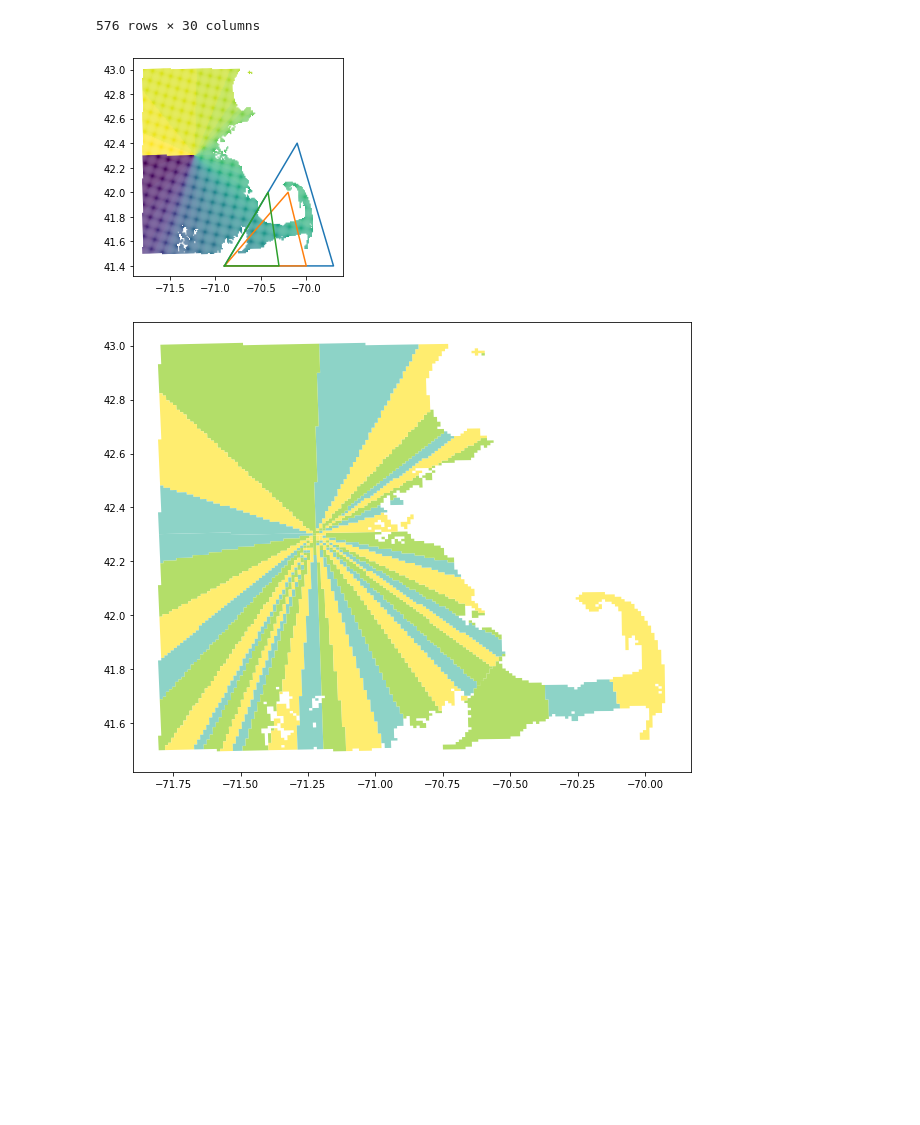
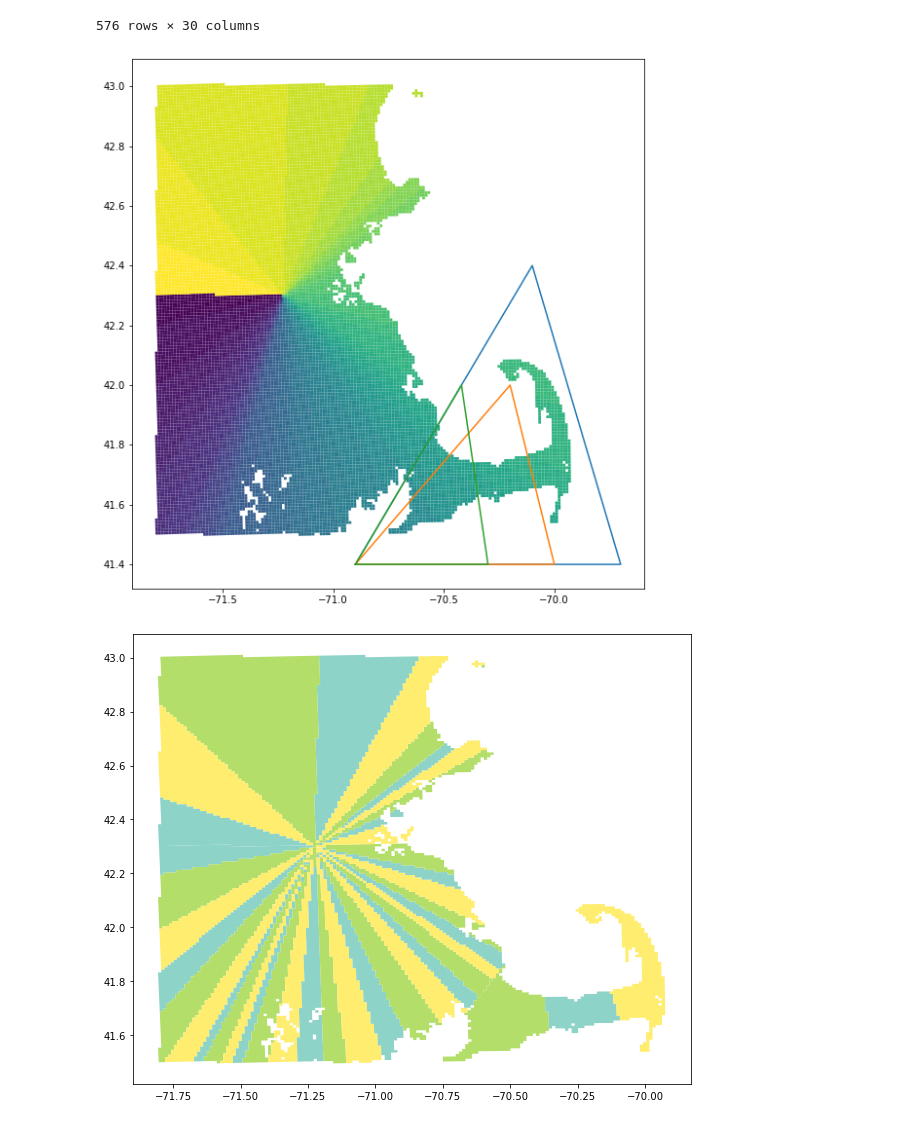
Before and after one commit to bwsi-remote-sensing-2020/final-exercise-students-jvonk, a Jupyter notebook: Final-exercise-overview.ipynb, the cells around one changed output. Drawn from its saved outputs; the diff is of its cells as text; code cells hidden in the pictures; blank space fills up the shorter version.

```diff
--- a/Final-exercise-overview.ipynb
+++ b/Final-exercise-overview.ipynb
@@ -258,15 +258,15 @@ for i,a,b in zip(range(len(splits)),splits,np.roll(splits,1)):
 game_grid.loc[game_grid['REGION'].isna(),'REGION'] = 0
 # %%
 # change region for cape into two seperate regions so trucks don't travel long distances
-ax=game_grid.plot('REGION')
+ax=game_grid.plot('REGION',figsize=(10,10))
 cape=Polygon([[-70.9,41.4],[-69.7,41.4],[-70.1,42.4]])
 cape_small1=Polygon([[-70.9,41.4],[-70.0,41.4],[-70.2,42.0]])
 cape_small2=Polygon([[-70.9,41.4],[-70.3,41.4],[-70.42,42.0]])
 ax=plt.plot(*cape.exterior.xy)
 ax=plt.plot(*cape_small1.exterior.xy)
 ax=plt.plot(*cape_small2.exterior.xy)
 # %% [output]
-[figure, old version]
+[figure, new version]
 # %%
 # set region for each cape
 game_grid.loc[game_grid.within(cape),'REGION'] = 40-1
```
Also changed, not shown: parts of 3 cells of this notebook, 11 other files.
